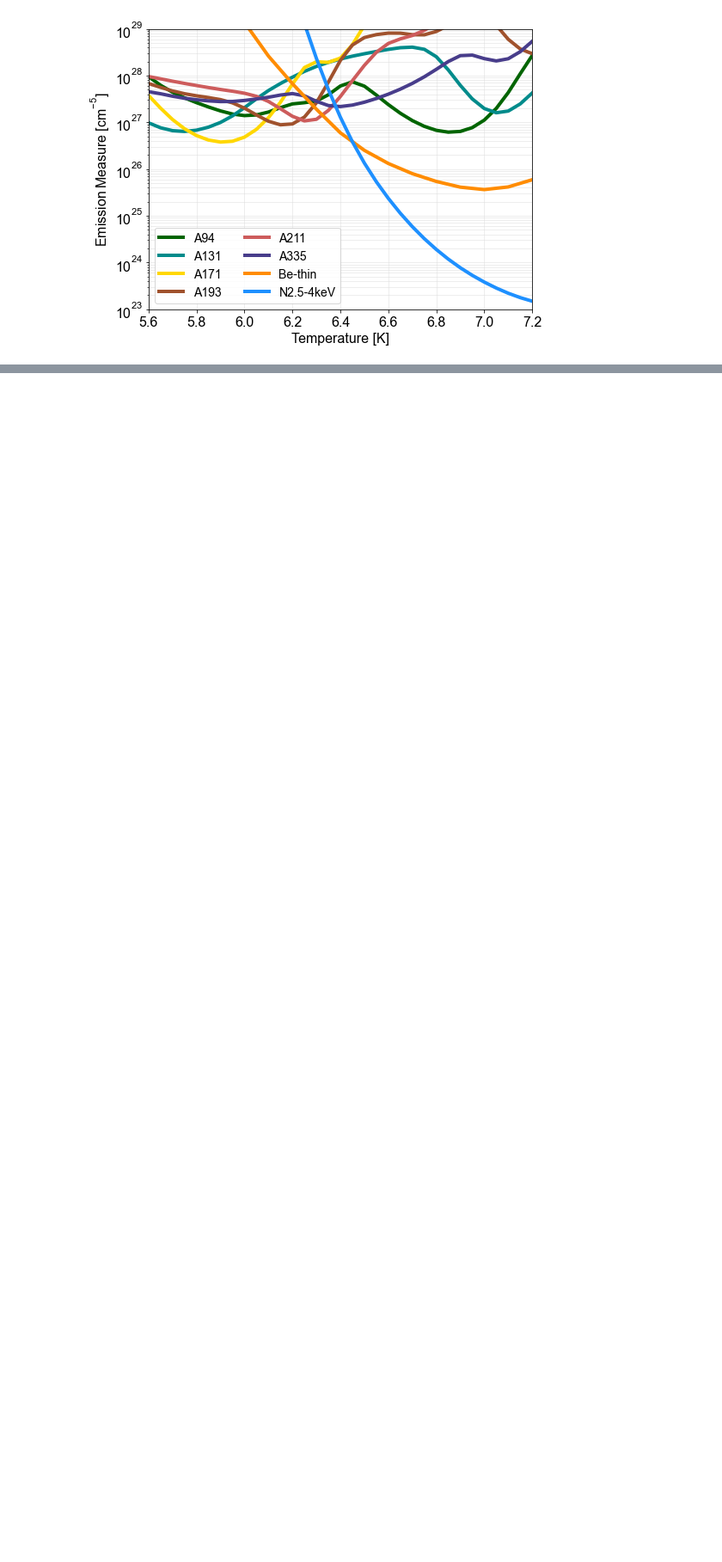
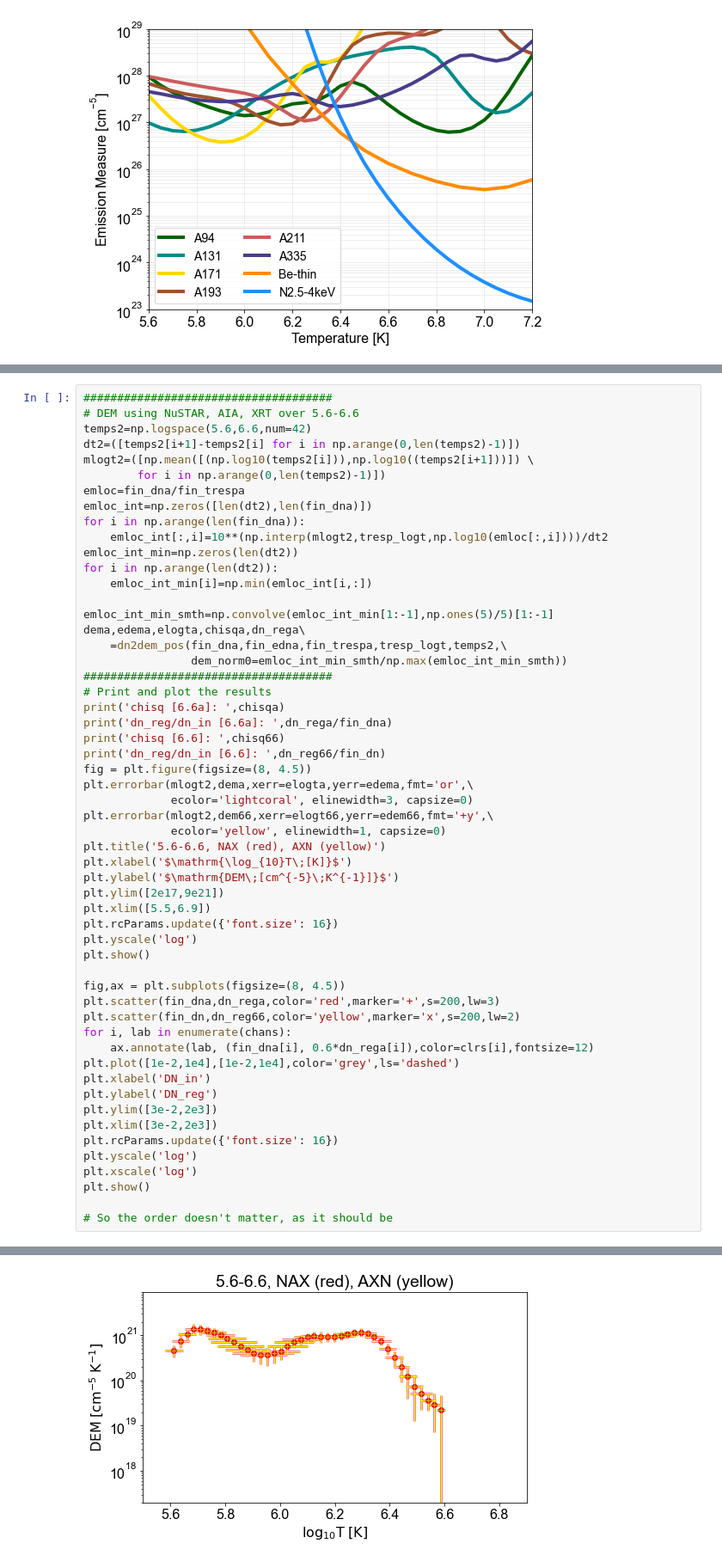
Before and after one commit to ianan/axn_example, a Jupyter notebook: axn_sep2020.ipynb, the cells around one changed output, grey strips where cells are left out. Shown at 86% size. Cells and saved outputs as stored; diff of their text form; blank space fills up the shorter version.

```diff
--- a/axn_sep2020.ipynb
+++ b/axn_sep2020.ipynb
@@ -479,0 +520,56 @@ dn_reg/dn_in [6.8]:  [0.08341773 0.0639916  0.12643559 0.09751531 0.09027349 0.0
+# %%
+#####################################
+# DEM using NuSTAR, AIA, XRT over 5.6-6.6
+temps2=np.logspace(5.6,6.6,num=42)
+dt2=([temps2[i+1]-temps2[i] for i in np.arange(0,len(temps2)-1)])
+mlogt2=([np.mean([(np.log10(temps2[i])),np.log10((temps2[i+1]))]) \
+        for i in np.arange(0,len(temps2)-1)])
+emloc=fin_dna/fin_trespa
+emloc_int=np.zeros([len(dt2),len(fin_dna)])
+for i in np.arange(len(fin_dna)):
+    emloc_int[:,i]=10**(np.interp(mlogt2,tresp_logt,np.log10(emloc[:,i])))/dt2
+emloc_int_min=np.zeros(len(dt2))
+for i in np.arange(len(dt2)):
+    emloc_int_min[i]=np.min(emloc_int[i,:])
+
+emloc_int_min_smth=np.convolve(emloc_int_min[1:-1],np.ones(5)/5)[1:-1]
+dema,edema,elogta,chisqa,dn_rega\
+    =dn2dem_pos(fin_dna,fin_edna,fin_trespa,tresp_logt,temps2,\
+                dem_norm0=emloc_int_min_smth/np.max(emloc_int_min_smth))
+#####################################
+# Print and plot the results
+print('chisq [6.6a]: ',chisqa)
+print('dn_reg/dn_in [6.6a]: ',dn_rega/fin_dna)
+print('chisq [6.6]: ',chisq66)
+print('dn_reg/dn_in [6.6]: ',dn_reg66/fin_dn)
+fig = plt.figure(figsize=(8, 4.5))
+plt.errorbar(mlogt2,dema,xerr=elogta,yerr=edema,fmt='or',\
+             ecolor='lightcoral', elinewidth=3, capsize=0)
+plt.errorbar(mlogt2,dem66,xerr=elogt66,yerr=edem66,fmt='+y',\
+             ecolor='yellow', elinewidth=1, capsize=0)
+plt.title('5.6-6.6, NAX (red), AXN (yellow)')
+plt.xlabel('$\mathrm{\log_{10}T\;[K]}$')
+plt.ylabel('$\mathrm{DEM\;[cm^{-5}\;K^{-1}]}$')
+plt.ylim([2e17,9e21])
+plt.xlim([5.5,6.9])
+plt.rcParams.update({'font.size': 16})
+plt.yscale('log')
+plt.show()
+
+fig,ax = plt.subplots(figsize=(8, 4.5))
+plt.scatter(fin_dna,dn_rega,color='red',marker='+',s=200,lw=3)
+plt.scatter(fin_dn,dn_reg66,color='yellow',marker='x',s=200,lw=2)
+for i, lab in enumerate(chans):
+    ax.annotate(lab, (fin_dna[i], 0.6*dn_rega[i]),color=clrs[i],fontsize=12)
+plt.plot([1e-2,1e4],[1e-2,1e4],color='grey',ls='dashed')
+plt.xlabel('DN_in')
+plt.ylabel('DN_reg')
+plt.ylim([3e-2,2e3])
+plt.xlim([3e-2,2e3])
+plt.rcParams.update({'font.size': 16})
+plt.yscale('log')
+plt.xscale('log')
+plt.show()
+
+# So the order doesn't matter, as it should be
+# %% [output]
@@ -479,0 +582 @@ dn_reg/dn_in [6.8]:  [0.08341773 0.0639916  0.12643559 0.09751531 0.09027349 0.0
+[figure, added]
```
Also changed, not shown: parts of 10 cells of this notebook.
